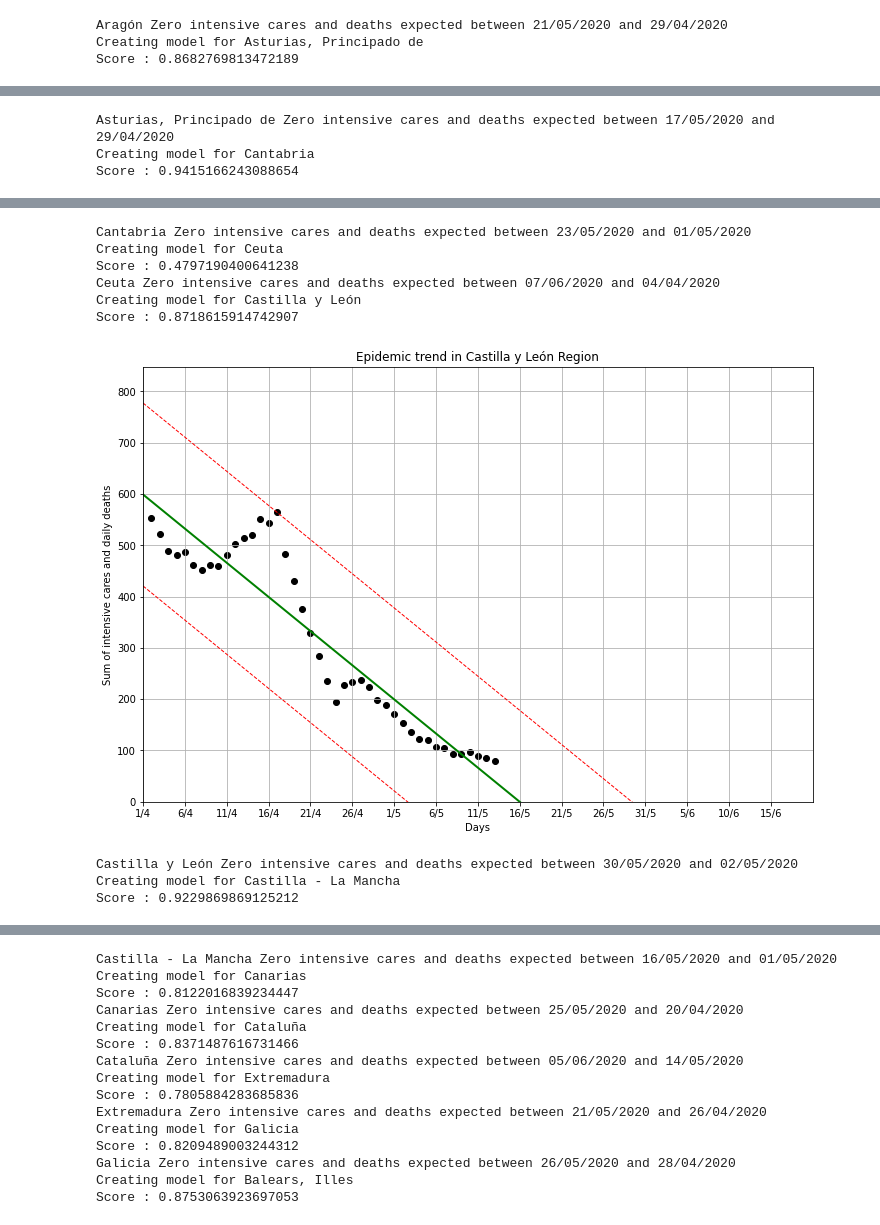
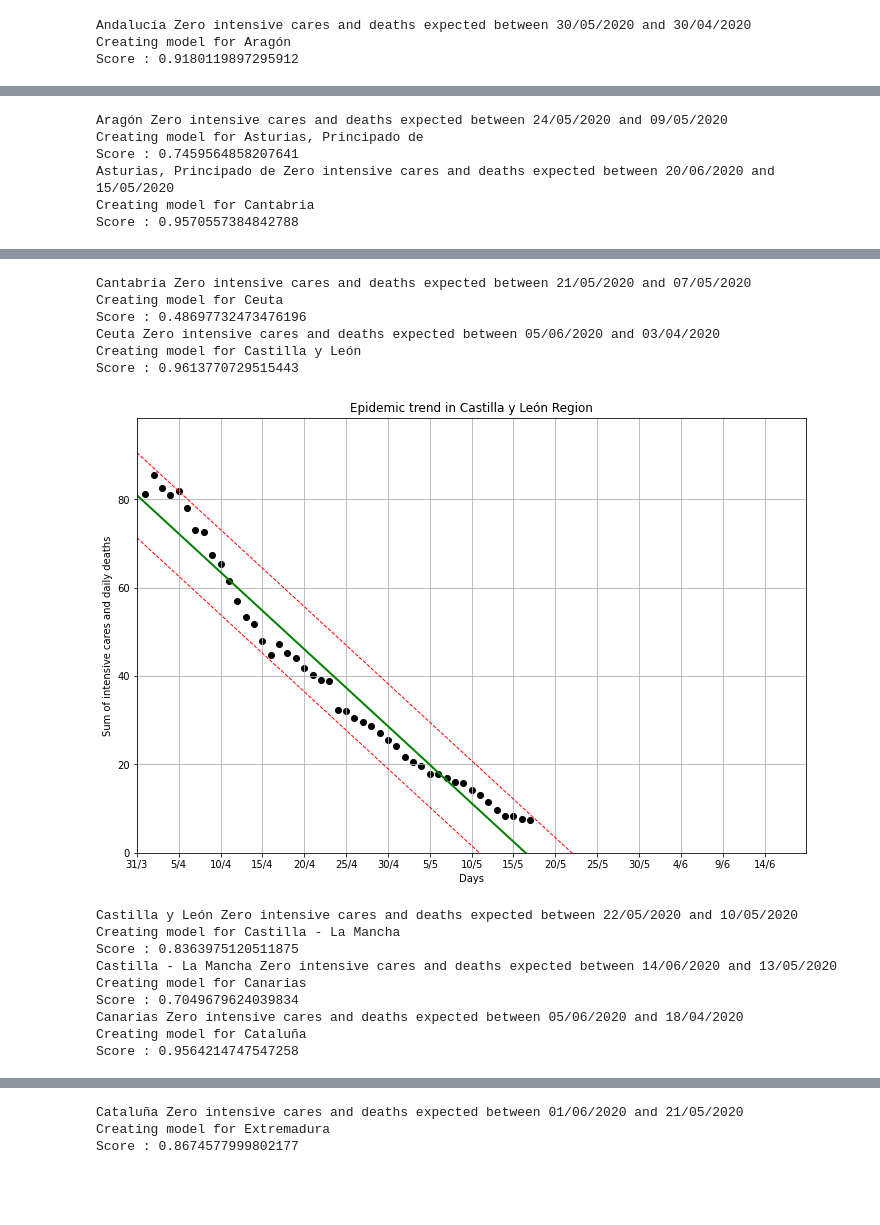
Before and after one commit to raulgm18/COVID19SPAIN, a Jupyter notebook: COVID19Spain_M.ipynb, the cells around one changed output, grey strips where cells are left out. Drawn from its saved outputs; the diff is of its cells as text; code cells hidden in the pictures; blank space fills up the shorter version.

```diff
--- a/COVID19Spain_M.ipynb
+++ b/COVID19Spain_M.ipynb
@@ -26,9 +25,9 @@ dfg.info()
 #Splitting the dataset
 regional_df_list = []
 rolling_average_days = 7
-for region, data_region_subset in dfg.groupby('CCAA'):
+for region, data_region_subset in dfg.groupby('CCAA'): #region is equal to each CCAA and saved in a subset
     data_region = data_region_subset.copy()
-    data_region['new_deaths_av'] = data_region['PCR+'].diff().mask(data_region['PCR+'].diff().lt(0),0).rolling(window=rolling_average_days).mean()
+    data_region['new_deaths_av'] = data_region['Fallecidos'].diff().mask(data_region['Fallecidos'].diff().lt(0),0).rolling(window=rolling_average_days).mean()
     data_region['new_icare_av'] = data_region['UCI'].diff().mask(data_region['UCI'].diff().lt(0),0).rolling(window=rolling_average_days).mean()
     data_region['severe_deaths'] = data_region['new_deaths_av'] + data_region['new_icare_av']
-    regional_df_list.append(data_region)
+    regional_df_list.append(data_region) #the data split of each region is saved in a list
@@ -71,7 +90,7 @@ for data in regional_df_list:
     X = date_format
     y = data['severe_deaths'].tolist()[1:]
     # date format is not suitable for modeling, let's transform the date into incrementals number starting from April 1st
-    peak_date_integer = 41  # April 1st is the 41st day of the series
+    peak_date_integer = 40  # April 1st is the 40th day of the series
     day_numbers = []
     for i in range(1, len(X)):
         day_numbers.append([i])
@@ -166,3 +182,3 @@ Score : 0.882931442767375
-Aragón Zero intensive cares and deaths expected between 21/05/2020 and 29/04/2020
-Creating model for Asturias, Principado de
-Score : 0.8682769813472189
+Andalucía Zero intensive cares and deaths expected between 30/05/2020 and 30/04/2020
+Creating model for Aragón
+Score : 0.9180119897295912
@@ -170,3 +186,6 @@ Score : 0.8682769813472189
-Asturias, Principado de Zero intensive cares and deaths expected between 17/05/2020 and 29/04/2020
+Aragón Zero intensive cares and deaths expected between 24/05/2020 and 09/05/2020
+Creating model for Asturias, Principado de
+Score : 0.7459564858207641
+Asturias, Principado de Zero intensive cares and deaths expected between 20/06/2020 and 15/05/2020
 Creating model for Cantabria
-Score : 0.9415166243088654
+Score : 0.9570557384842788
@@ -174,10 +193,16 @@ Score : 0.9415166243088654
-Cantabria Zero intensive cares and deaths expected between 23/05/2020 and 01/05/2020
+Cantabria Zero intensive cares and deaths expected between 21/05/2020 and 07/05/2020
 Creating model for Ceuta
-Score : 0.4797190400641238
-Ceuta Zero intensive cares and deaths expected between 07/06/2020 and 04/04/2020
+Score : 0.48697732473476196
+Ceuta Zero intensive cares and deaths expected between 05/06/2020 and 03/04/2020
 Creating model for Castilla y León
-Score : 0.8718615914742907
+Score : 0.9613770729515443
-[figure, old version]
+[figure, new version]
-Castilla y León Zero intensive cares and deaths expected between 30/05/2020 and 02/05/2020
+Castilla y León Zero intensive cares and deaths expected between 22/05/2020 and 10/05/2020
 Creating model for Castilla - La Mancha
-Score : 0.9229869869125212
+Score : 0.8363975120511875
+Castilla - La Mancha Zero intensive cares and deaths expected between 14/06/2020 and 13/05/2020
+Creating model for Canarias
+Score : 0.7049679624039834
+Canarias Zero intensive cares and deaths expected between 05/06/2020 and 18/04/2020
+Creating model for Cataluña
+Score : 0.9564214747547258
@@ -185,15 +210,3 @@ Score : 0.9229869869125212
-Castilla - La Mancha Zero intensive cares and deaths expected between 16/05/2020 and 01/05/2020
-Creating model for Canarias
-Score : 0.8122016839234447
-Canarias Zero intensive cares and deaths expected between 25/05/2020 and 20/04/2020
-Creating model for Cataluña
-Score : 0.8371487616731466
-Cataluña Zero intensive cares and deaths expected between 05/06/2020 and 14/05/2020
+Cataluña Zero intensive cares and deaths expected between 01/06/2020 and 21/05/2020
 Creating model for Extremadura
-Score : 0.7805884283685836
-Extremadura Zero intensive cares and deaths expected between 21/05/2020 and 26/04/2020
-Creating model for Galicia
-Score : 0.8209489003244312
-Galicia Zero intensive cares and deaths expected between 26/05/2020 and 28/04/2020
-Creating model for Balears, Illes
-Score : 0.8753063923697053
+Score : 0.8674577999802177
```
Also changed, not shown: parts of 11 cells of this notebook.
